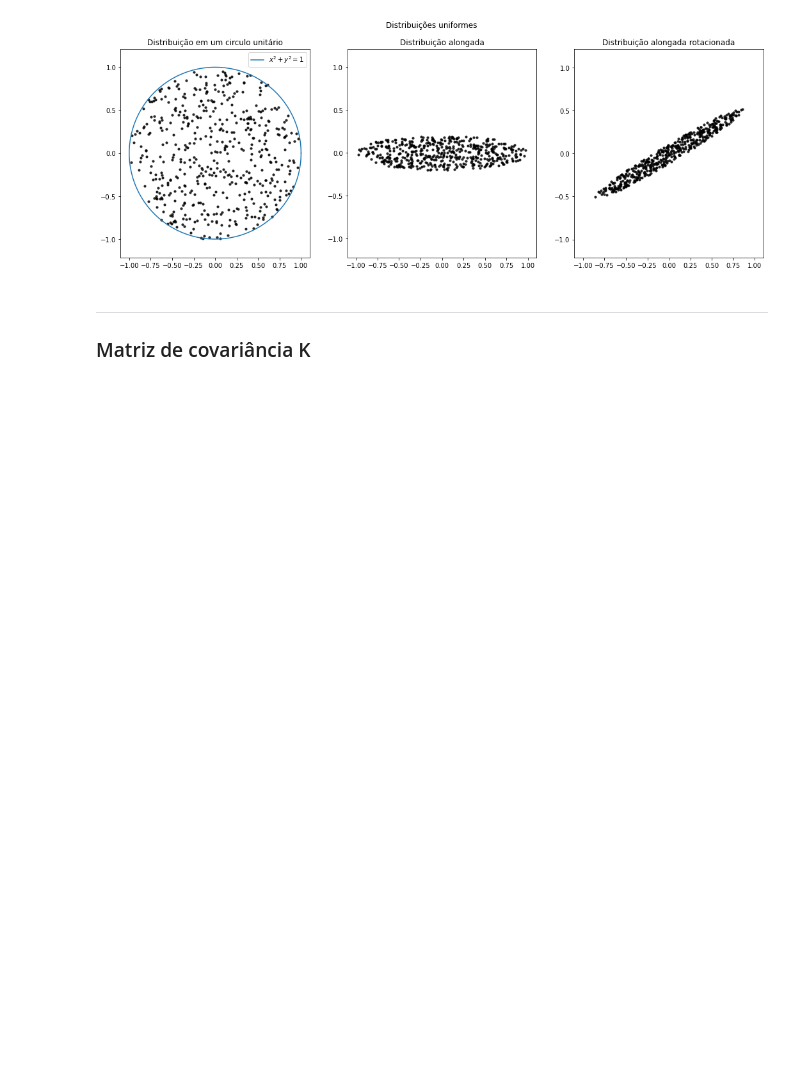
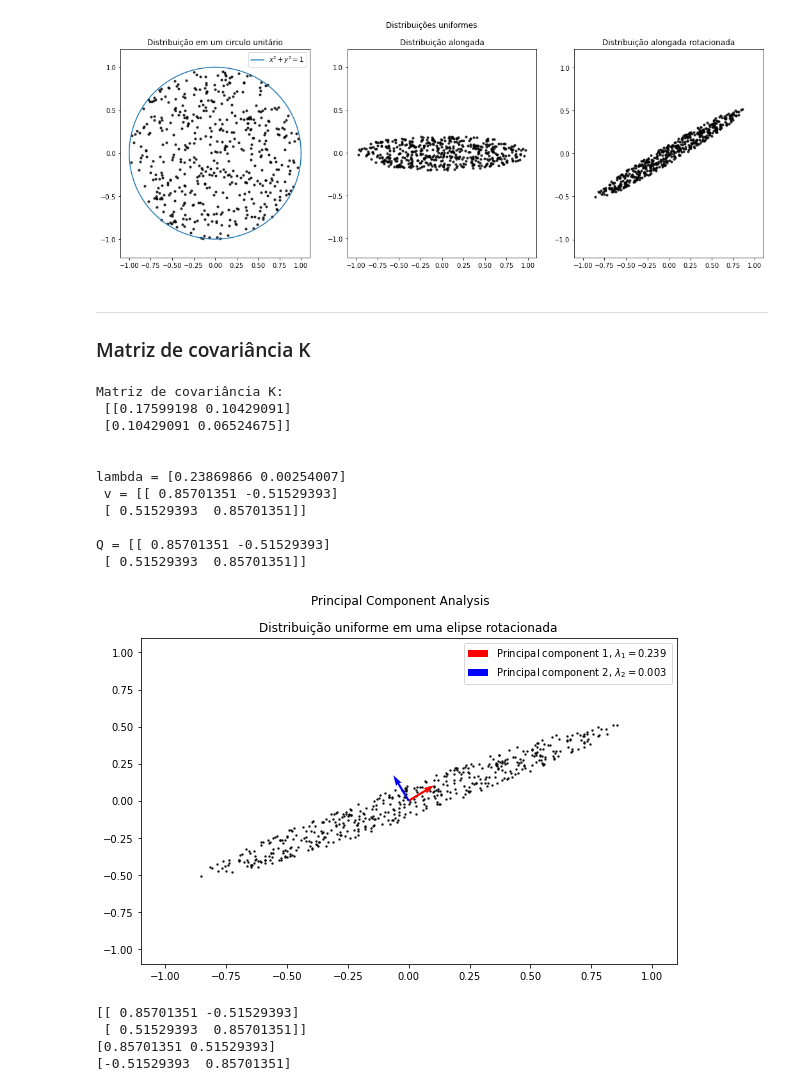
Before and after one commit to filipemarinho/pattern-recognition, a Jupyter notebook: PCA.ipynb, the cells around one changed output. Cells and saved outputs as stored; diff of their text form; code cells hidden in the pictures; blank space fills up the shorter version.

Commit message:
Add PCA and plots

```diff
--- a/PCA.ipynb
+++ b/PCA.ipynb
@@ -67,3 +67,48 @@ plt.show()
 # %% [markdown]
 ---
 ### Matriz de covariância K
+# %%
+K = np.cov(result)
+print("Matriz de covariância K:\n %s\n"%K)
+eigenvalue, eigenvector = np.linalg.eig(K)
+
+if eigenvalue[0]<eigenvalue[1]: #garante ordem decrescente para o caso N=2
+    eigenvalue[::-1]
+    eigenvector[::-1]
+    if (len(eigenvalue)>2):
+        print("Sort Error")
+
+print("\nlambda = %s \n v = %s\n"%(eigenvalue, eigenvector))
+print("Q = %s" %eigenvector)
+fig, ax = plt.subplots(1, 1, figsize=(9.6, 6))
+fig.suptitle("Principal Component Analysis")
+ax.set_title("Distribuição uniforme em uma elipse rotacionada")
+
+ax.set_xlim(-1.1,1.1)
+ax.set_ylim(-1.1,1.1)
+
+ax.scatter(result[0], result[1], color = "black", alpha = 0.8, s = 2)
+ax.quiver(*[0,0], *eigenvector[:,0], width = 0.004, color = "red", label= "Principal component 1, $\lambda_1 = %.3f$"%eigenvalue[0])
+ax.quiver(*[0,0], *eigenvector[:,1], width = 0.004, color = "blue", label= "Principal component 2, $\lambda_2 = %.3f$"%eigenvalue[1])
+plt.legend()
+plt.show()
+print(eigenvector)
+print(eigenvector[:,0])
+print(eigenvector[:,1])
+# %% [output]
+Matriz de covariância K:
+ [[0.17599198 0.10429091]
+ [0.10429091 0.06524675]]
+
+
+lambda = [0.23869866 0.00254007]
+ v = [[ 0.85701351 -0.51529393]
+ [ 0.51529393  0.85701351]]
+
+Q = [[ 0.85701351 -0.51529393]
+ [ 0.51529393  0.85701351]]
+[figure, added]
+[[ 0.85701351 -0.51529393]
+ [ 0.51529393  0.85701351]]
+[0.85701351 0.51529393]
+[-0.51529393  0.85701351]
```
Also changed, not shown: parts of 1 cell of this notebook.
